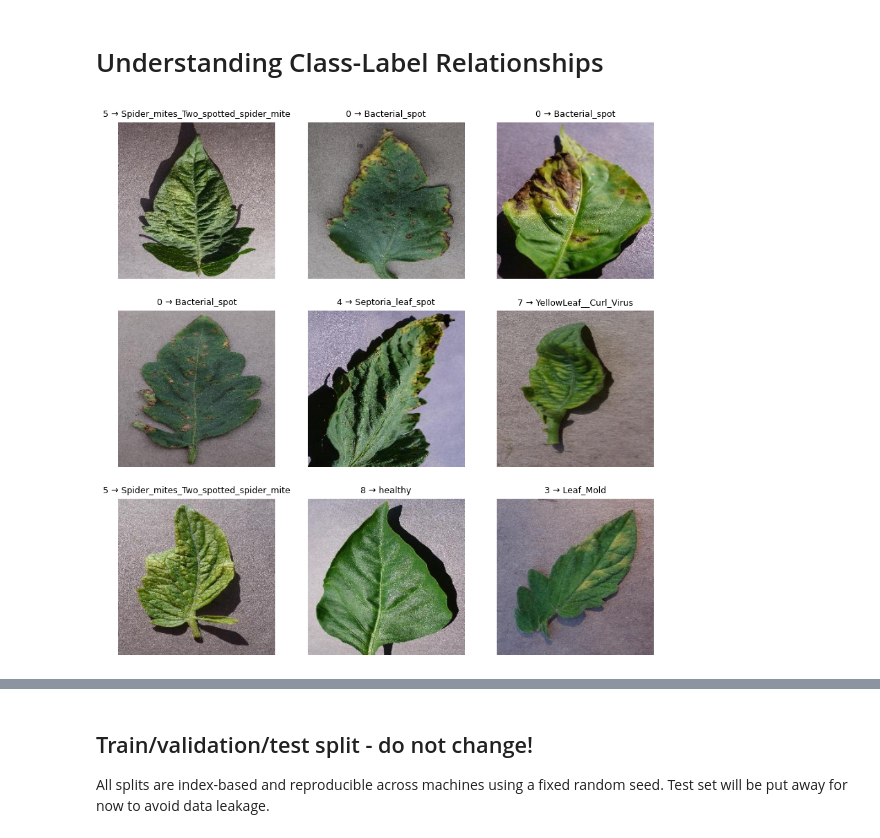
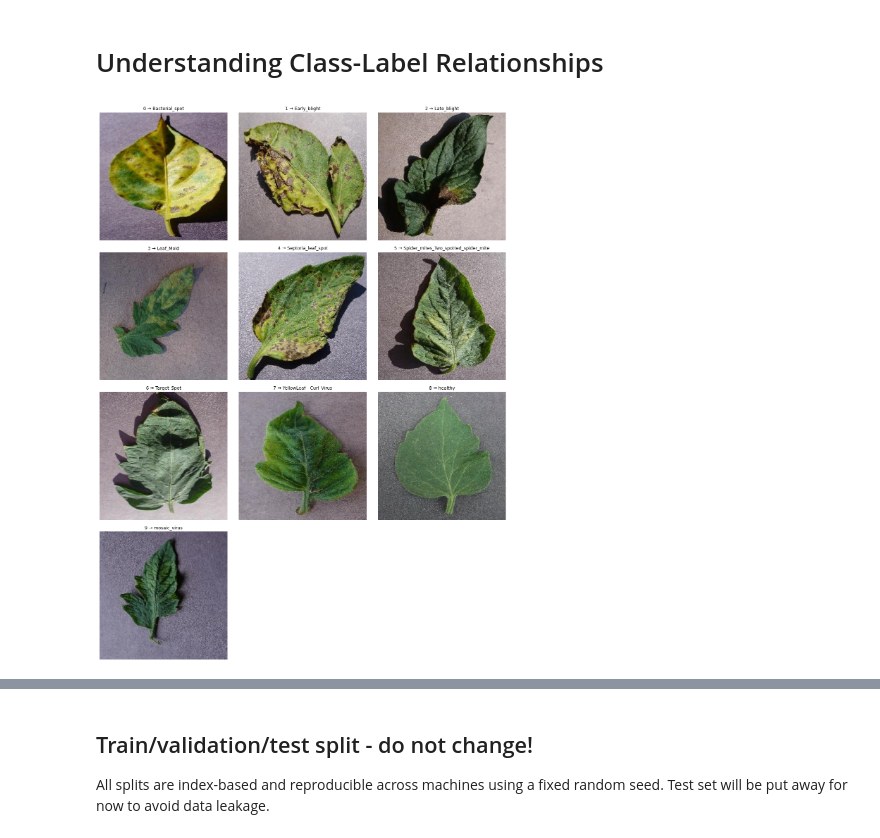
Before and after one commit to Sherzadd/image_clasification_model, a Jupyter notebook: notebooks/01_image_classification_cnn_model.ipynb, the cells around one changed output, grey strips where cells are left out. Cells and saved outputs as stored; diff of their text form; code cells hidden in the pictures.

Commit message:
update on classes and labels

```diff
--- a/notebooks/01_image_classification_cnn_model.ipynb
+++ b/notebooks/01_image_classification_cnn_model.ipynb
@@ -115,30 +117,36 @@ Total images: 20639
 # Understanding Class-Label Relationships
 # %%
 import matplotlib.pyplot as plt
+from PIL import Image
 import random
-from PIL import Image
+import math
 
-# pick 9 random indices
-indices = random.sample(range(len(image_paths)), 9)
+num_classes = len(class_names)
+cols = 3
+rows = math.ceil(num_classes / cols)
 
-plt.figure(figsize=(10, 10))
+plt.figure(figsize=(cols * 4, rows * 4))
 
-for i, idx in enumerate(indices):
+for class_idx, class_name in enumerate(class_names):
+
+    # get all indices for this class
+    class_indices = [i for i, label in enumerate(labels) if label == class_idx]
+
+    # pick ONE random image from this class
+    idx = random.choice(class_indices)
     img_path = image_paths[idx]
-    label_num = labels[idx]
-    class_name = class_names[label_num]
 
-    # open image
     img = Image.open(img_path).convert("RGB")
 
-    plt.subplot(3, 3, i + 1)
+    plt.subplot(rows, cols, class_idx + 1)
     plt.imshow(img)
-    plt.title(f"{label_num} → {class_name}", fontsize=9)
+    plt.title(f"{class_idx} → {class_name}", fontsize=9)
     plt.axis("off")
 
+plt.tight_layout()
 plt.show()
 # %% [output]
-[figure, old version]
+[figure, new version]
 # %%
 # Print label number → class name mapping for all data
 print("Label number → Class name mapping (all classes):\n")
```
Also changed, not shown: parts of 2 cells of this notebook.
